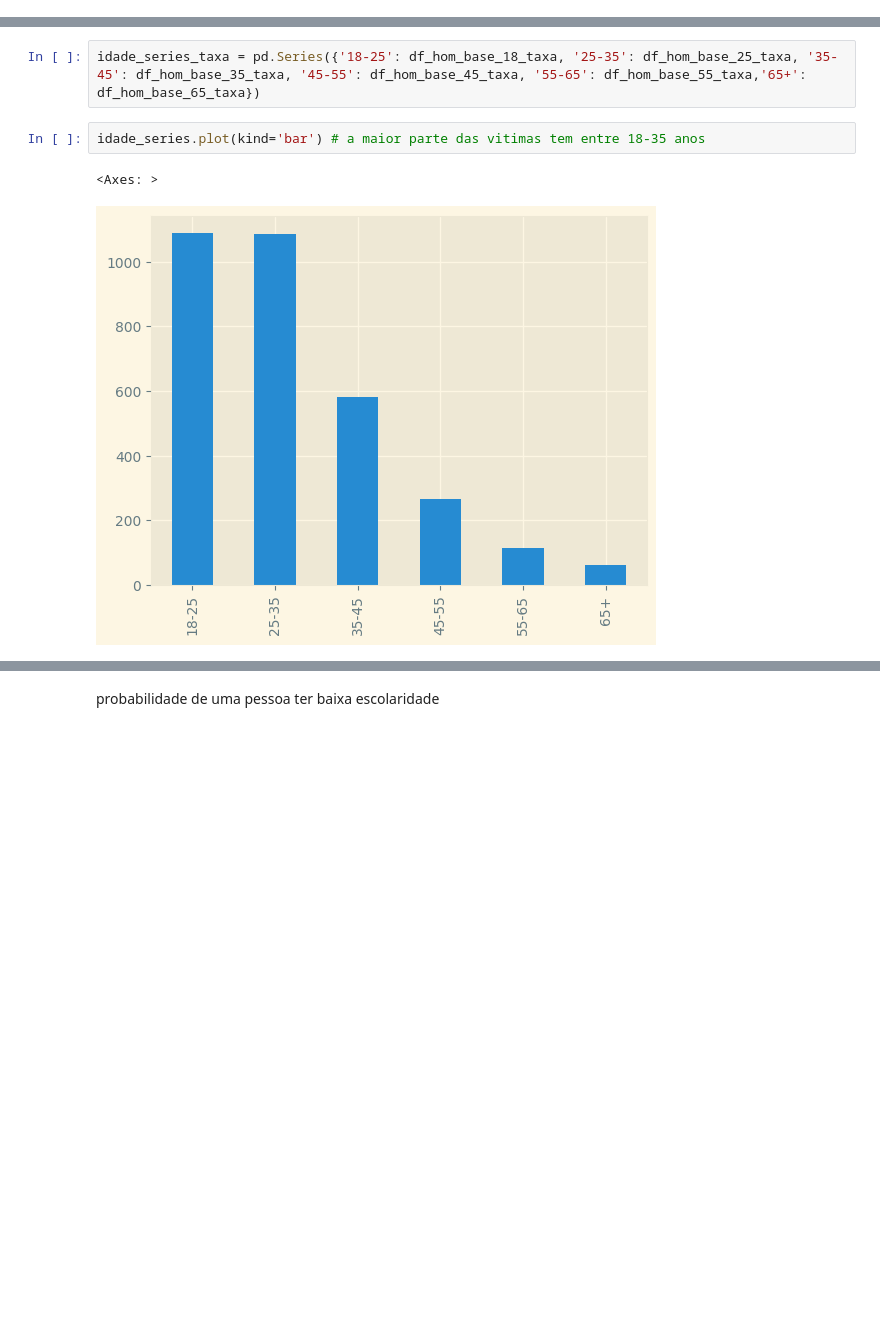
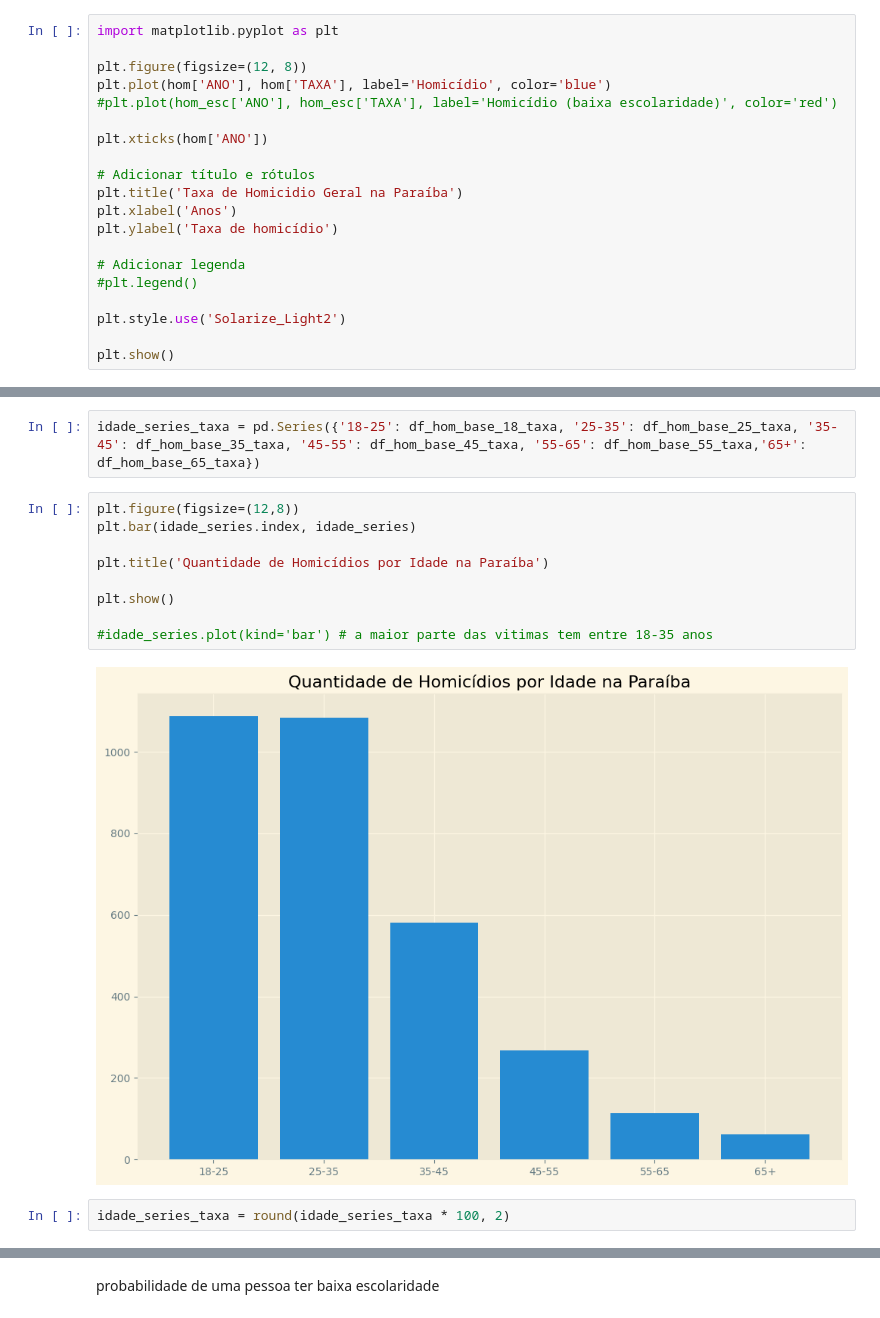
Before and after one commit to iagonmic/taxa-homicidio-pb, a Jupyter notebook: analise.ipynb, the cells around one changed output, grey strips where cells are left out. Saved outputs shown, nothing was run; the diff lists cells and outputs as text; blank space fills up the shorter version.

```diff
--- a/analise.ipynb
+++ b/analise.ipynb
@@ -205,0 +201,20 @@ hom.groupby('ANO')['TAXA'].sum().plot()
+# %%
+import matplotlib.pyplot as plt
+
+plt.figure(figsize=(12, 8))
+plt.plot(hom['ANO'], hom['TAXA'], label='Homicídio', color='blue')
+#plt.plot(hom_esc['ANO'], hom_esc['TAXA'], label='Homicídio (baixa escolaridade)', color='red')
+
+plt.xticks(hom['ANO'])
+
+# Adicionar título e rótulos
+plt.title('Taxa de Homicidio Geral na Paraíba')
+plt.xlabel('Anos')
+plt.ylabel('Taxa de homicídio')
+
+# Adicionar legenda
+#plt.legend()
+
+plt.style.use('Solarize_Light2')
+
+plt.show()
@@ -418,8 +435,16 @@ idade_series = pd.Series({'18-25': df_hom_base_18, '25-35': df_hom_base_25, '35-
 # %%
 idade_series_taxa = pd.Series({'18-25': df_hom_base_18_taxa, '25-35': df_hom_base_25_taxa, '35-45': df_hom_base_35_taxa, '45-55': df_hom_base_45_taxa, '55-65': df_hom_base_55_taxa,'65+': df_hom_base_65_taxa})
 # %%
-idade_series.plot(kind='bar') # a maior parte das vitimas tem entre 18-35 anos
+plt.figure(figsize=(12,8))
+plt.bar(idade_series.index, idade_series)
+
+plt.title('Quantidade de Homicídios por Idade na Paraíba')
+
+plt.show()
+
+#idade_series.plot(kind='bar') # a maior parte das vitimas tem entre 18-35 anos
 # %% [output]
-<Axes: >
-[figure, old version]
+[figure, new version]
+# %%
+idade_series_taxa = round(idade_series_taxa * 100, 2)
 # %%
```
Also changed, not shown: parts of 19 cells of this notebook, 9 other files.
